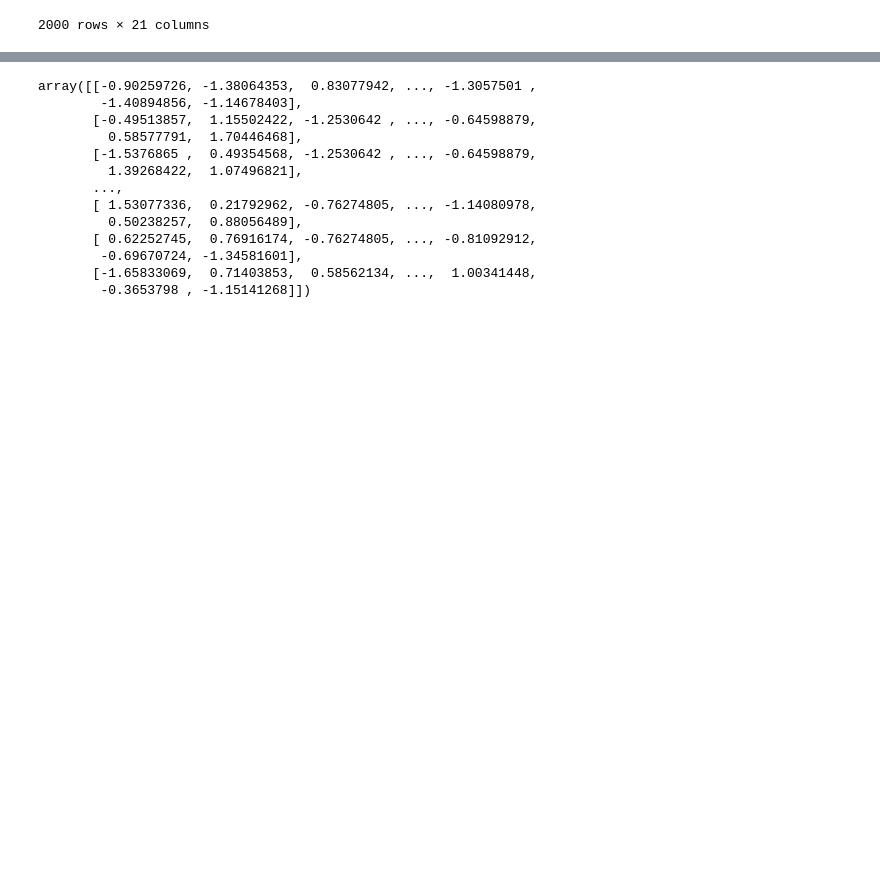
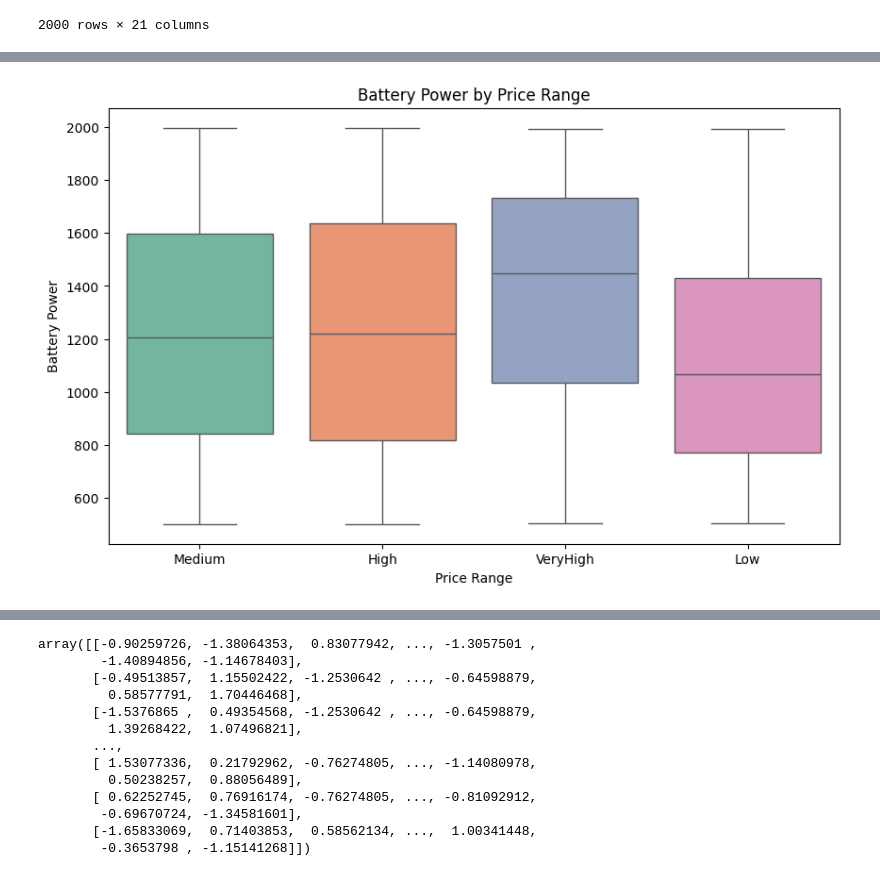
Before and after one commit to OMDeshmukh317/mobile-price-classification, a Jupyter notebook: mobile_price_classification.ipynb, the cells around one changed output, grey strips where cells are left out. Cells and saved outputs as stored; diff of their text form; code cells hidden in the pictures; blank space fills up the shorter version.

```diff
--- a/mobile_price_classification.ipynb
+++ b/mobile_price_classification.ipynb
@@ -44,0 +58,9 @@ memory usage: 328.2+ KB
+# %%
+plt.figure(figsize=(10, 6))
+sns.boxplot(x='PriceRange', y='BatteryPower', data=dataset, palette='Set2')
+plt.xlabel('Price Range')
+plt.ylabel('Battery Power')
+plt.title('Battery Power by Price Range')
+plt.show()
+# %% [output]
+[figure, added]
```
Also changed, not shown: parts of 13 cells of this notebook.
